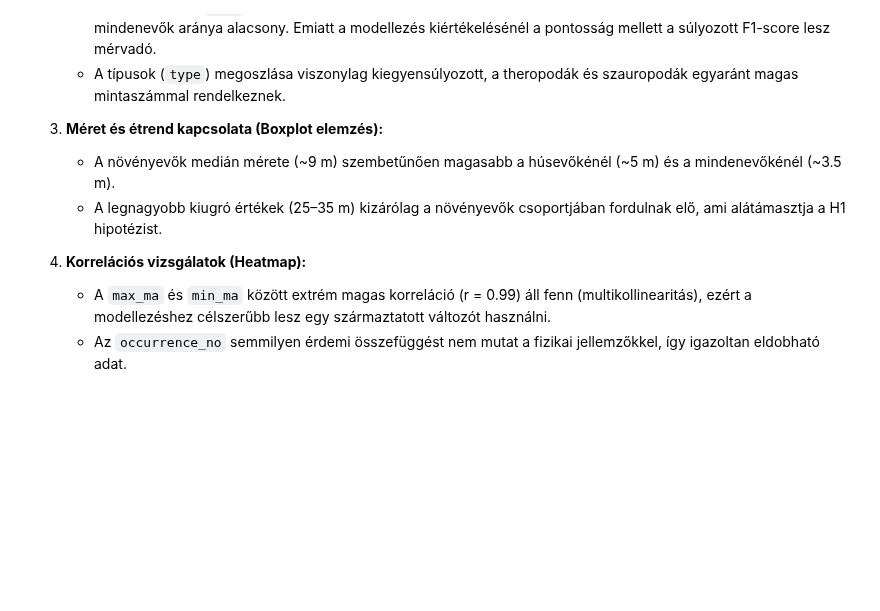
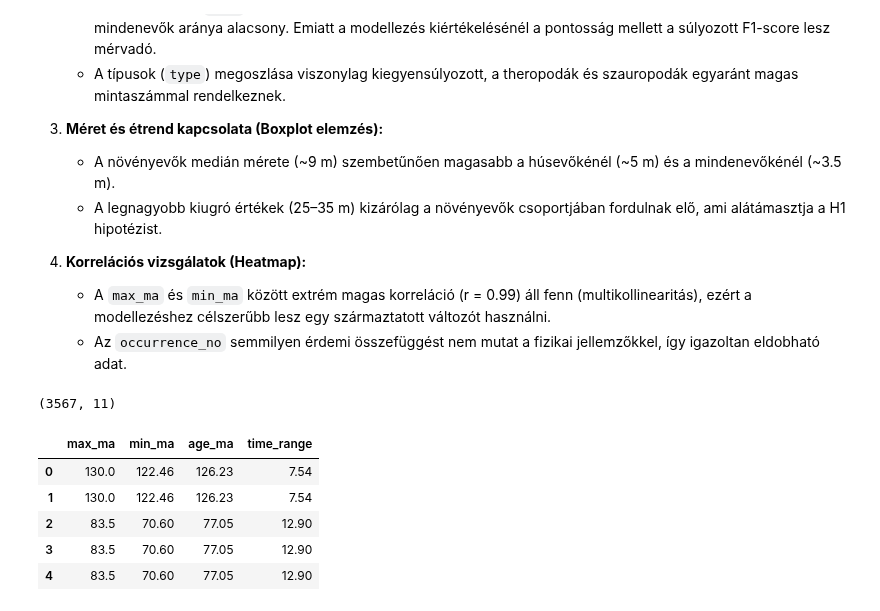
Before and after one commit to MTZBRN/dino-project, a Jupyter notebook: dino_project.ipynb, the cells around one changed output. Saved outputs shown, nothing was run; the diff lists cells and outputs as text; code cells hidden in the pictures; blank space fills up the shorter version.

```diff
--- a/dino_project.ipynb
+++ b/dino_project.ipynb
@@ -213,3 +213,10 @@ plt.show()
 4. **Korrelációs vizsgálatok (Heatmap):**
    - A `max_ma` és `min_ma` között extrém magas korreláció (r = 0.99) áll fenn (multikollinearitás), ezért a modellezéshez célszerűbb lesz egy származtatott változót használni.
    - Az `occurrence_no` semmilyen érdemi összefüggést nem mutat a fizikai jellemzőkkel, így igazoltan eldobható adat.
+# %%
+df = df.drop(columns=['occurrence_no'])
+df = df[(df['lng'] >= -180) & (df['lng'] <= 180)]
+df = df.dropna(subset=['diet', 'length_m'])
+df.shape
+# %% [output]
+(3567, 11)
@@ -215,0 +226,9 @@ plt.show()
+# %%
+df[['max_ma', 'min_ma', 'age_ma', 'time_range']].head()
+# %% [output]
+|  | max_ma | min_ma | age_ma | time_range |
+| 0 | 130.0 | 122.46 | 126.23 | 7.54 |
+| 1 | 130.0 | 122.46 | 126.23 | 7.54 |
+| 2 | 83.5 | 70.60 | 77.05 | 12.90 |
+| 3 | 83.5 | 70.60 | 77.05 | 12.90 |
+| 4 | 83.5 | 70.60 | 77.05 | 12.90 |
```
Also changed, not shown: parts of 3 cells of this notebook.
